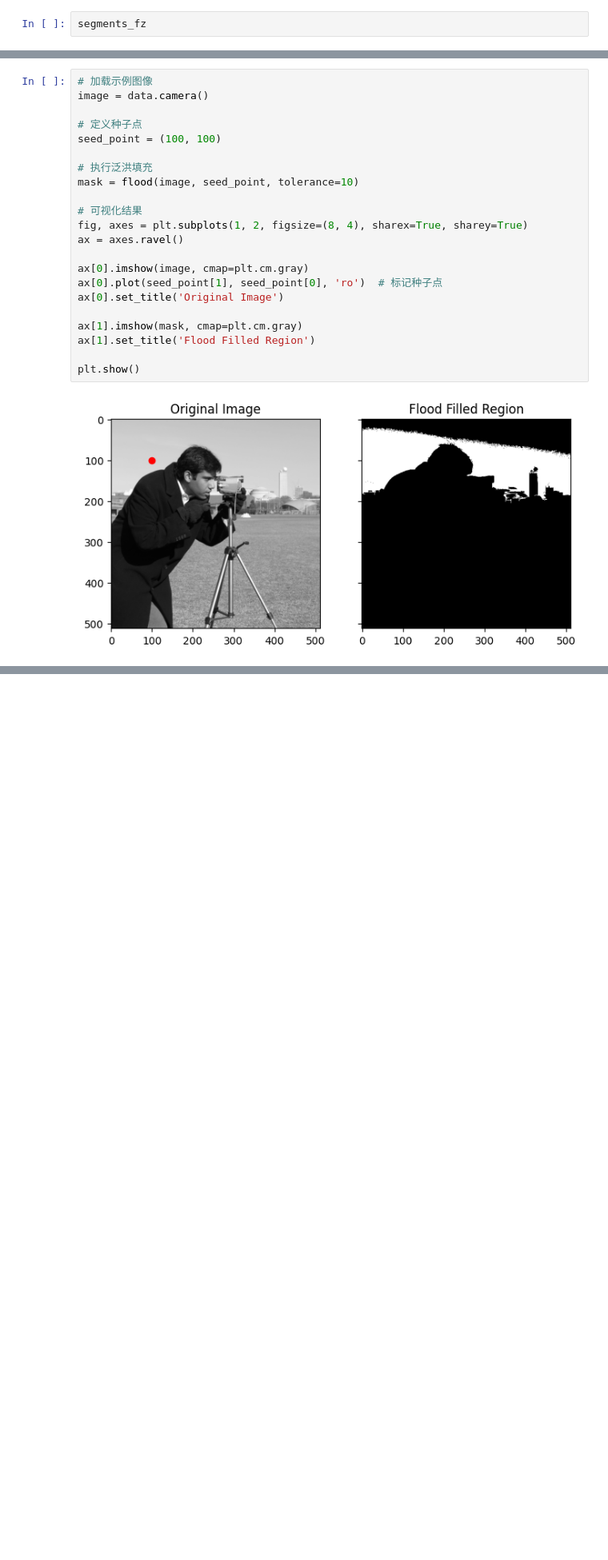
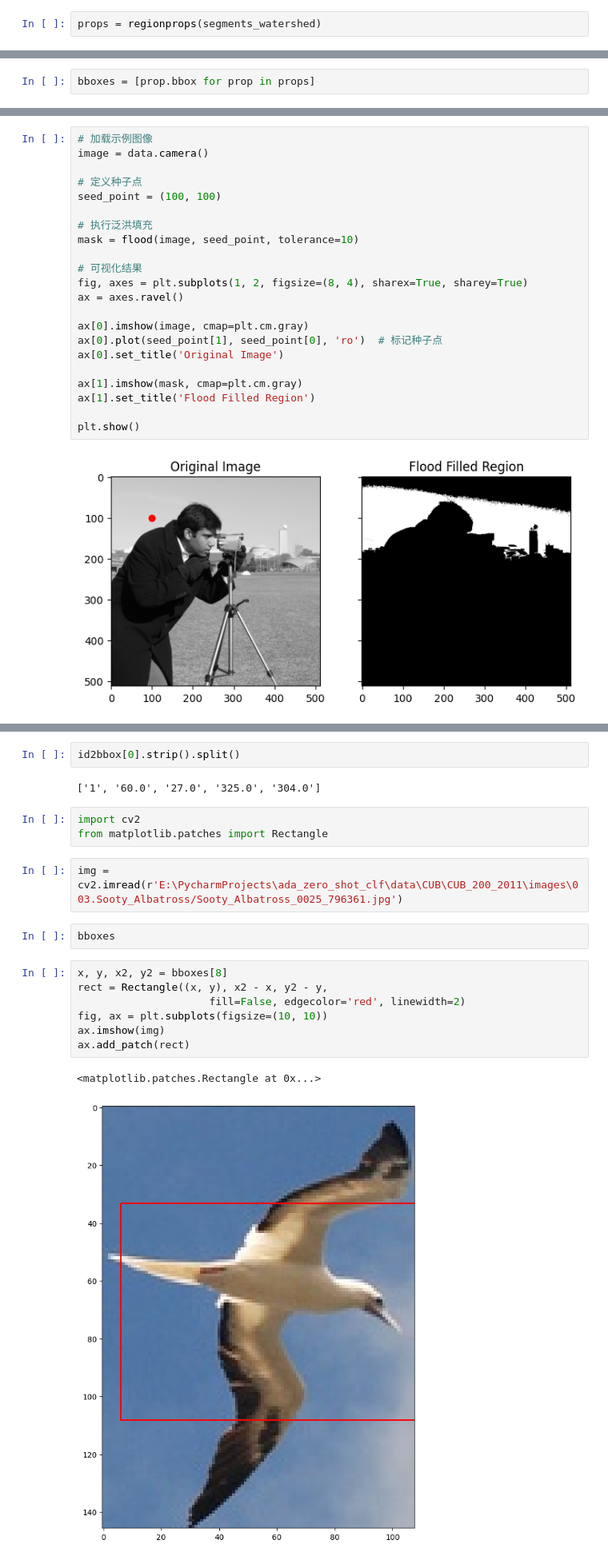
Before and after one commit to hoarjour/ada_zero_shot, a Jupyter notebook: temp.ipynb, the cells around one changed output, grey strips where cells are left out. Shown at 80% size. Drawn from its saved outputs; the diff is of its cells as text; blank space fills up the shorter version.

```diff
--- a/temp.ipynb
+++ b/temp.ipynb
@@ -94,2 +89,2 @@ Watershed number of segments: 247
 # %%
-segments_fz
+props = regionprops(segments_watershed)
@@ -103,0 +91,2 @@ array([[  0,   0,   0, ...,   7,   7,   7],
+# %%
+bboxes = [prop.bbox for prop in props]
@@ -127,0 +159,21 @@ plt.show()
+# %%
+id2bbox[0].strip().split()
+# %% [output]
+['1', '60.0', '27.0', '325.0', '304.0']
+# %%
+import cv2
+from matplotlib.patches import Rectangle
+# %%
+img = cv2.imread(r'E:\PycharmProjects\ada_zero_shot_clf\data\CUB\CUB_200_2011\images\003.Sooty_Albatross/Sooty_Albatross_0025_796361.jpg')
+# %%
+bboxes
+# %%
+x, y, x2, y2 = bboxes[8]
+rect = Rectangle((x, y), x2 - x, y2 - y,
+                     fill=False, edgecolor='red', linewidth=2)
+fig, ax = plt.subplots(figsize=(10, 10))
+ax.imshow(img)
+ax.add_patch(rect)
+# %% [output]
+<matplotlib.patches.Rectangle at 0x...>
+[figure, added]
```
Also changed, not shown: parts of 44 cells of this notebook, 5 other files.
